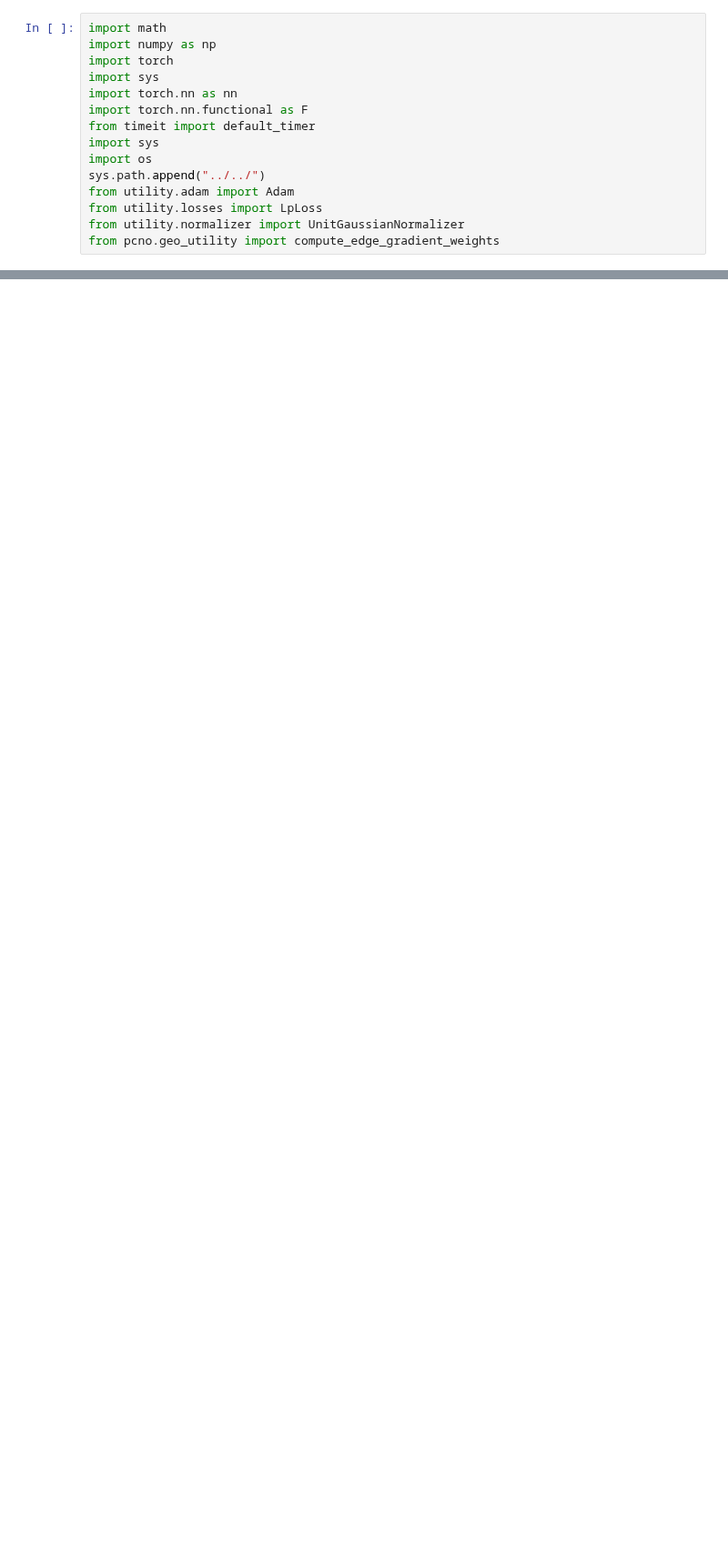
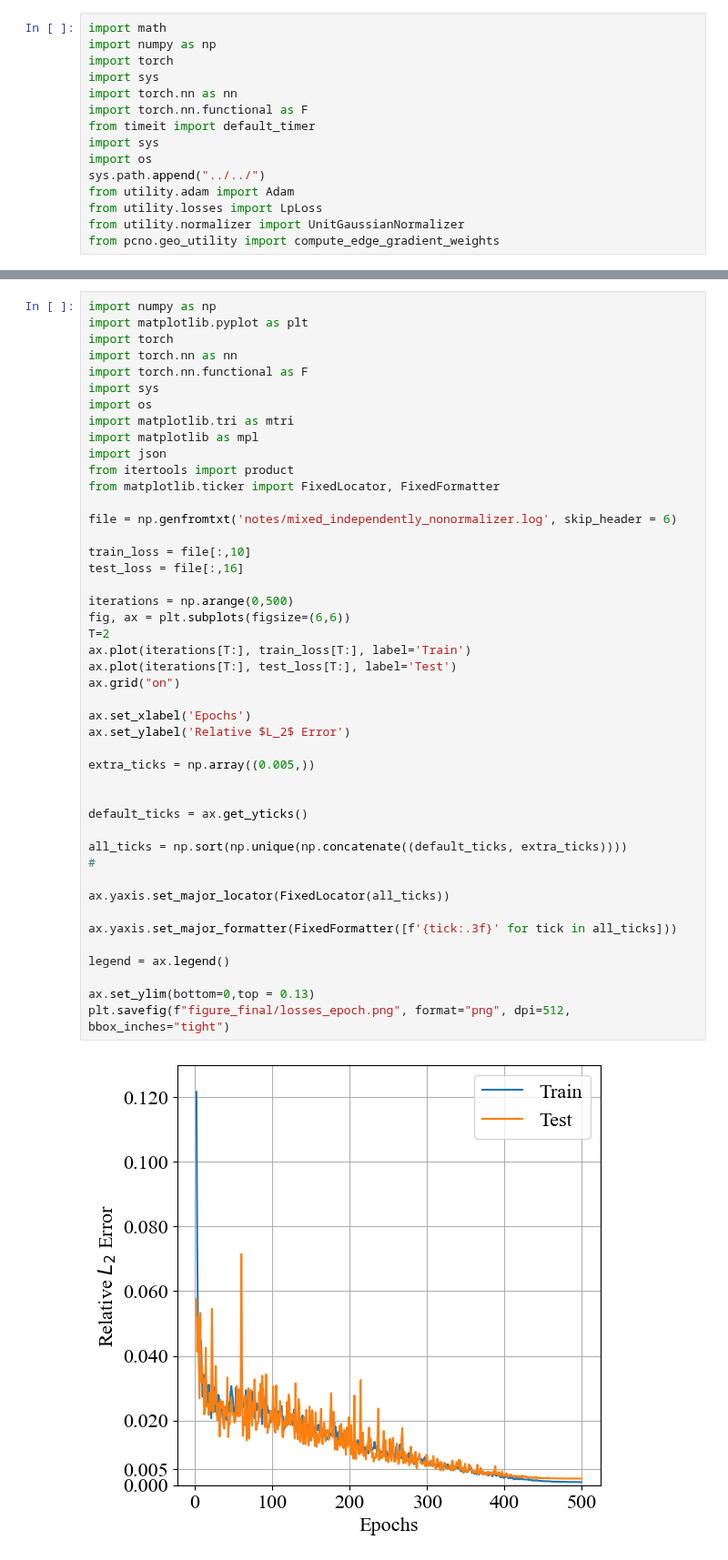
Before and after one commit to PKU-CMEGroup/NeuralOperator, a Jupyter notebook: scripts/adv_diff_bvp/test.ipynb, the cells around one changed output, grey strips where cells are left out. Shown at 91% size. Drawn from its saved outputs; the diff is of its cells as text; blank space fills up the shorter version.

```diff
--- a/scripts/adv_diff_bvp/test.ipynb
+++ b/scripts/adv_diff_bvp/test.ipynb
@@ -461,0 +533,47 @@ plot_trendency(data_loaded, plot_equal_weights,plot_loss_types , plot_train_type
+# %%
+import numpy as np
+import matplotlib.pyplot as plt
+import torch
+import torch.nn as nn
+import torch.nn.functional as F
+import sys
+import os
+import matplotlib.tri as mtri
+import matplotlib as mpl
+import json
+from itertools import product
+from matplotlib.ticker import FixedLocator, FixedFormatter
+
+file = np.genfromtxt('notes/mixed_independently_nonormalizer.log', skip_header = 6)
+
+train_loss = file[:,10]
+test_loss = file[:,16]
+
+iterations = np.arange(0,500)
+fig, ax = plt.subplots(figsize=(6,6))
+T=2
+ax.plot(iterations[T:], train_loss[T:], label='Train')
+ax.plot(iterations[T:], test_loss[T:], label='Test')
+ax.grid("on")
+
+ax.set_xlabel('Epochs')
+ax.set_ylabel('Relative $L_2$ Error')
+
+extra_ticks = np.array((0.005,))
+
+
+default_ticks = ax.get_yticks()
+
+all_ticks = np.sort(np.unique(np.concatenate((default_ticks, extra_ticks))))
+#
+
+ax.yaxis.set_major_locator(FixedLocator(all_ticks))
+
+ax.yaxis.set_major_formatter(FixedFormatter([f'{tick:.3f}' for tick in all_ticks]))
+
+legend = ax.legend()
+
+ax.set_ylim(bottom=0,top = 0.13)
+plt.savefig(f"figure_final/losses_epoch.png", format="png", dpi=512, bbox_inches="tight")
+# %% [output]
+[figure, added]
```
Also changed, not shown: parts of 9 cells of this notebook, 24 other files.
